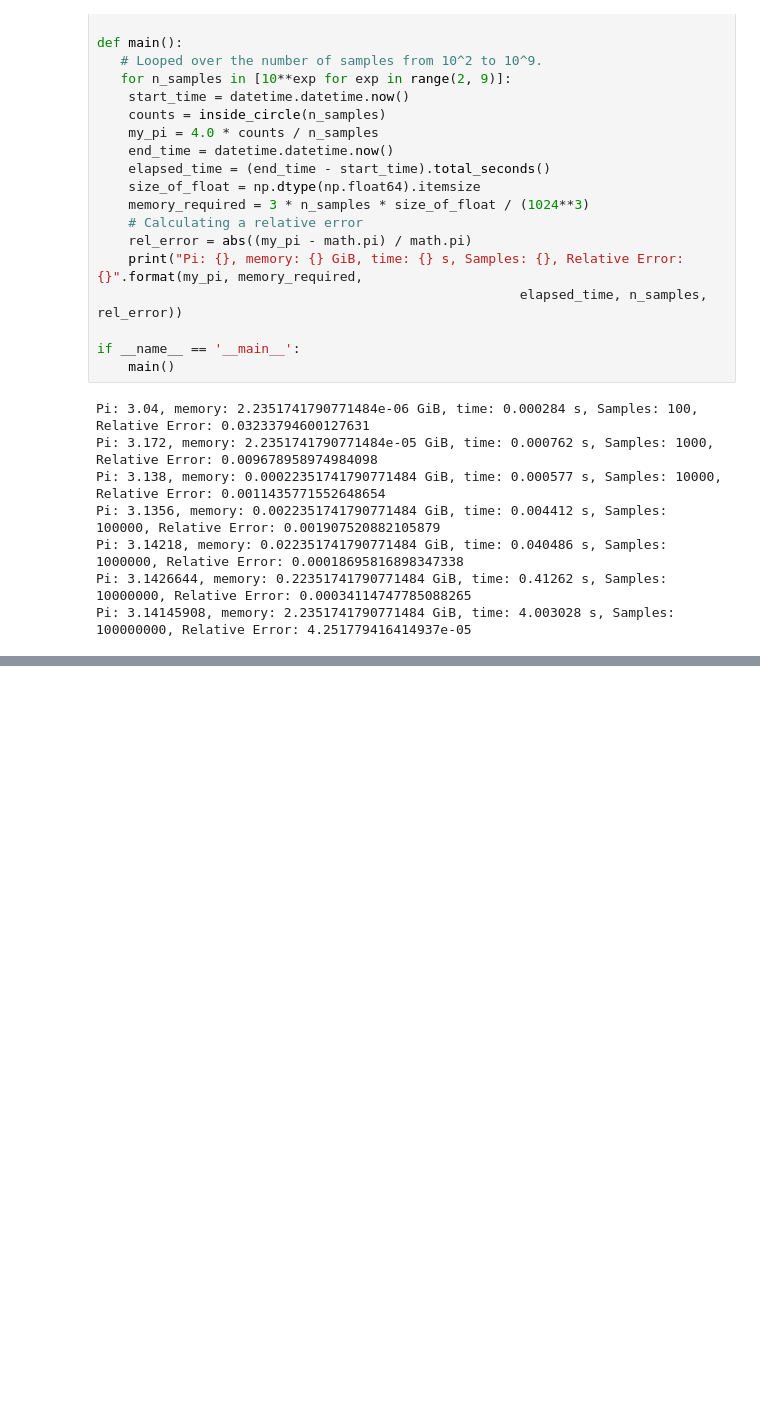
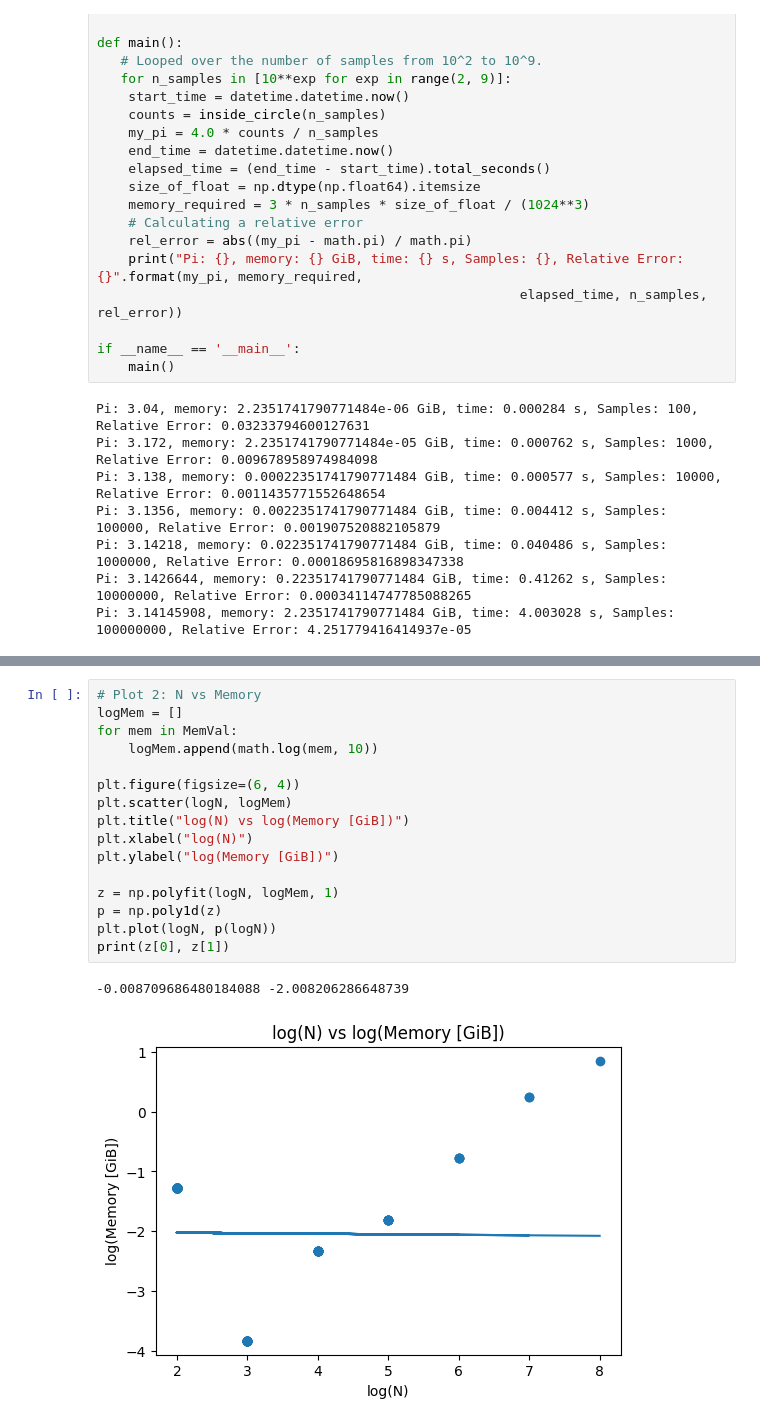
Before and after one commit to byrneap23/numpy-matplotlib, a Jupyter notebook: Numpy_Matplotlib.ipynb, the cells around one changed output, grey strips where cells are left out. Saved outputs shown, nothing was run; the diff lists cells and outputs as text; blank space fills up the shorter version.

```diff
--- a/Numpy_Matplotlib.ipynb
+++ b/Numpy_Matplotlib.ipynb
@@ -247,0 +209,19 @@ c. How does the amount of time to calculate scale as N is increased? Do you expe
+# %%
+# Plot 2: N vs Memory
+logMem = []
+for mem in MemVal:
+    logMem.append(math.log(mem, 10))
+
+plt.figure(figsize=(6, 4))
+plt.scatter(logN, logMem)
+plt.title("log(N) vs log(Memory [GiB])")
+plt.xlabel("log(N)")
+plt.ylabel("log(Memory [GiB])")
+
+z = np.polyfit(logN, logMem, 1)
+p = np.poly1d(z)
+plt.plot(logN, p(logN))
+print(z[0], z[1])
+# %% [output]
+-0.008709686480184088 -2.008206286648739
+[figure, added]
```
Also changed, not shown: parts of 7 cells of this notebook.
